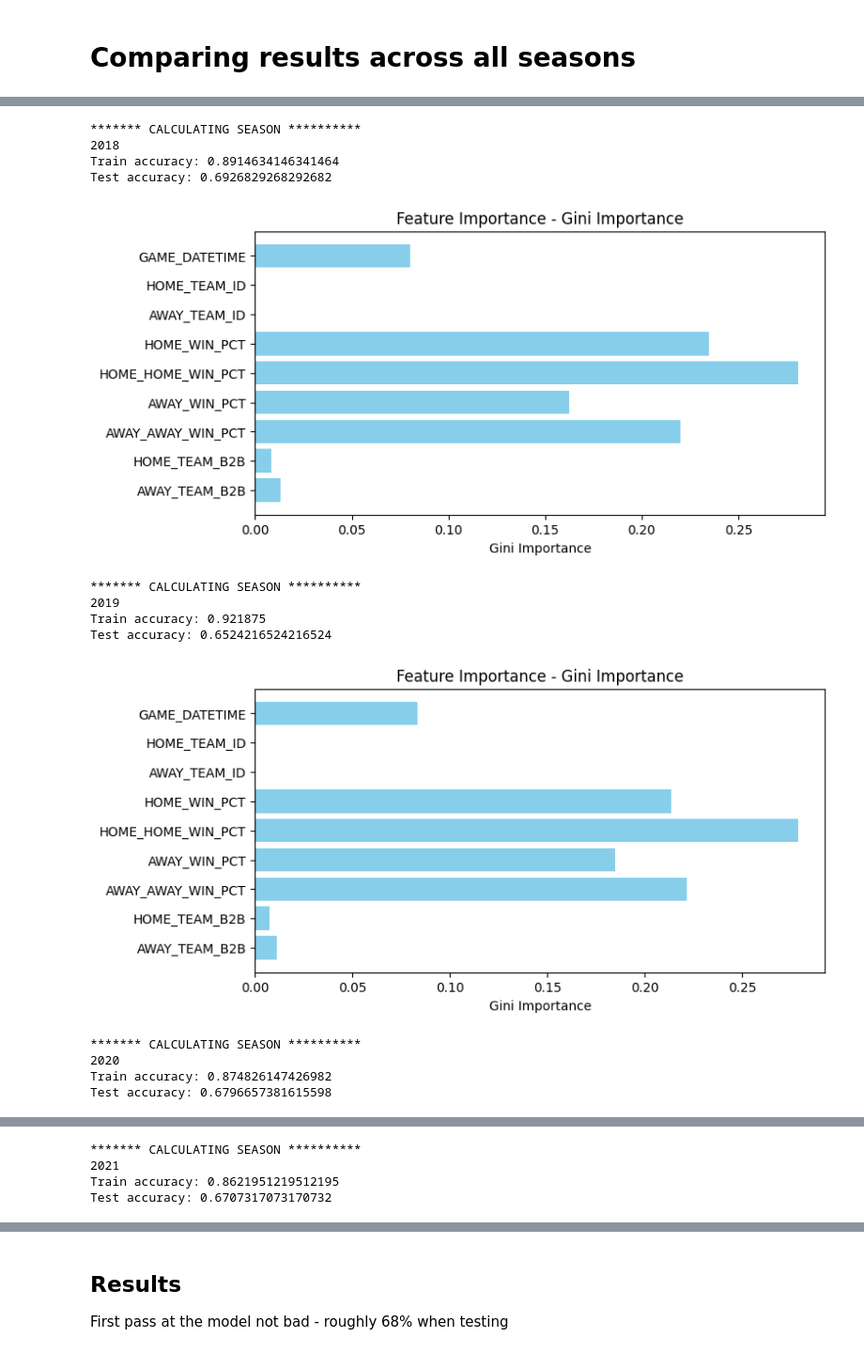
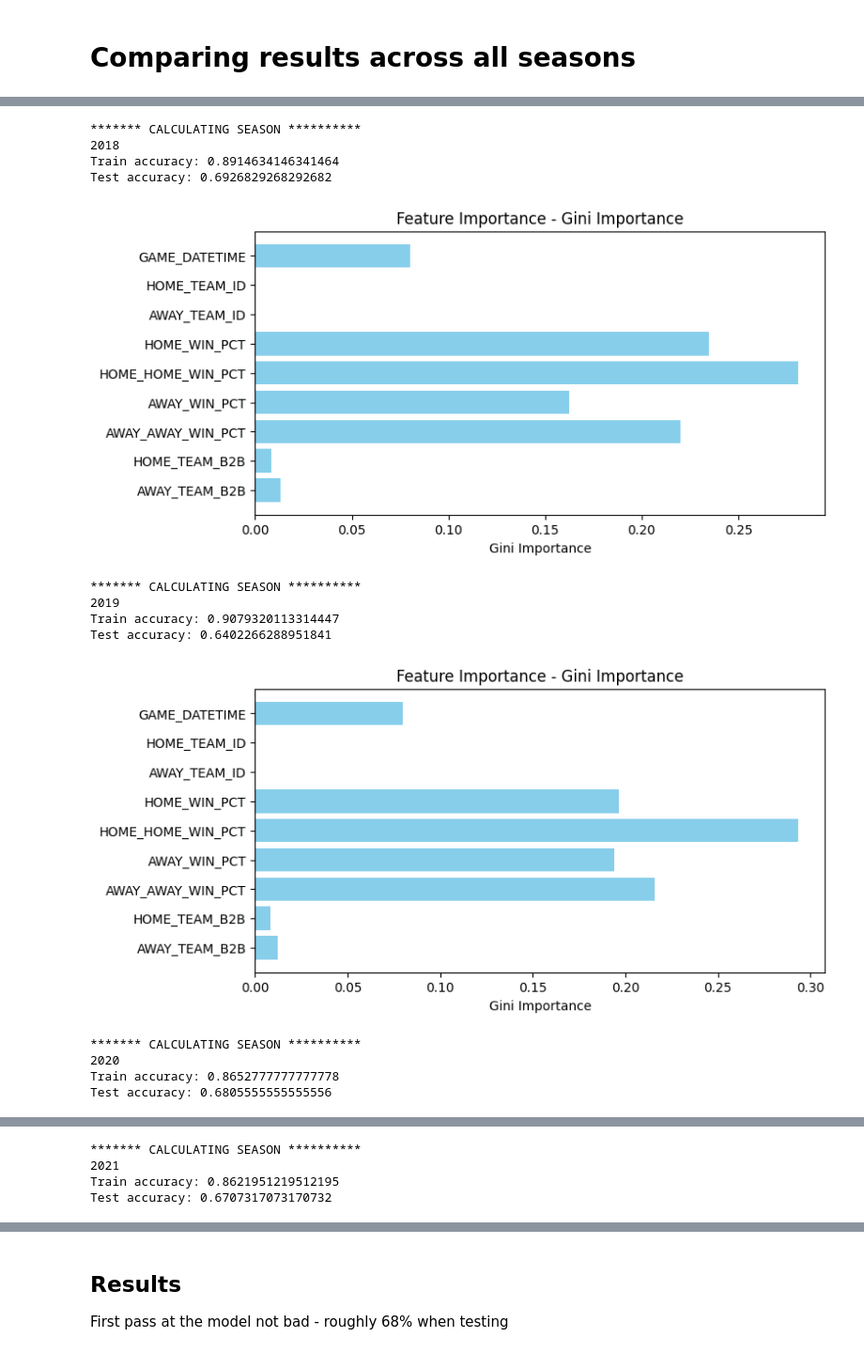
Before and after one commit to dgliwa/nba-pickem, a Jupyter notebook: notebooks/02_first_model.ipynb, the cells around one changed output, grey strips where cells are left out. Shown at 94% size. Drawn from its saved outputs; the diff is of its cells as text; code cells hidden in the pictures.

```diff
--- a/notebooks/02_first_model.ipynb
+++ b/notebooks/02_first_model.ipynb
@@ -175,27 +175,27 @@ def calculate_season(s):
 # %%
 import warnings
 warnings.filterwarnings('ignore')
-for s in range(2017, 2024):
+for s in range(2017, 2025):
     print("******* CALCULATING SEASON **********")
     print(s)
     calculate_season(s)
 # %% [output]
 ******* CALCULATING SEASON **********
 2017
 Train accuracy: 0.8829268292682927
 Test accuracy: 0.7341463414634146
 [figure]
 ******* CALCULATING SEASON **********
 2018
 Train accuracy: 0.8914634146341464
 Test accuracy: 0.6926829268292682
 [figure]
 ******* CALCULATING SEASON **********
 2019
-Train accuracy: 0.921875
-Test accuracy: 0.6524216524216524
+Train accuracy: 0.9079320113314447
+Test accuracy: 0.6402266288951841
-[figure, old version]
+[figure, new version]
 ******* CALCULATING SEASON **********
 2020
-Train accuracy: 0.874826147426982
-Test accuracy: 0.6796657381615598
+Train accuracy: 0.8652777777777778
+Test accuracy: 0.6805555555555556
```
Also changed, not shown: parts of 4 cells of this notebook, 4 other files.
